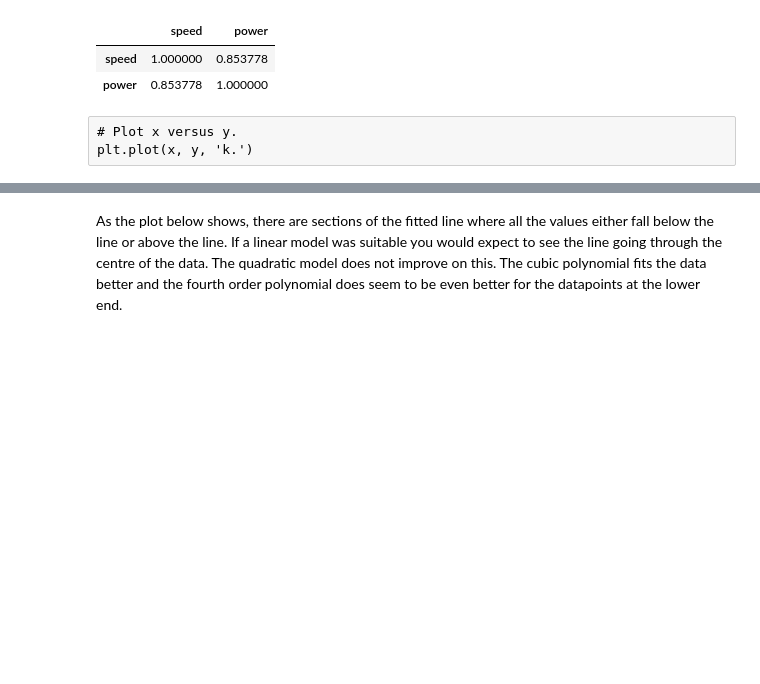
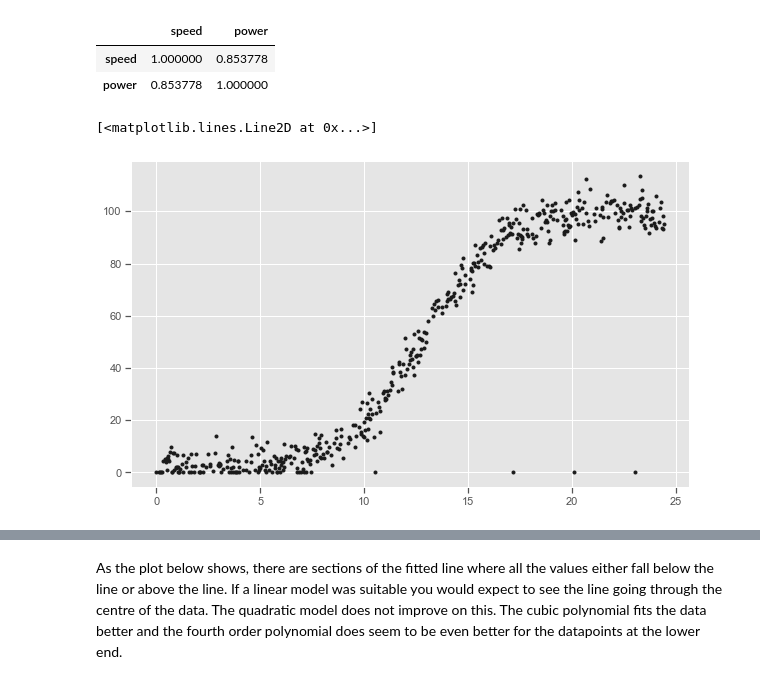
Before and after one commit to angela1C/MLASProject, a Jupyter notebook: speed_power.ipynb, the cells around one changed output, grey strips where cells are left out. Cells and saved outputs as stored; diff of their text form; code cells hidden in the pictures; blank space fills up the shorter version.

```diff
--- a/speed_power.ipynb
+++ b/speed_power.ipynb
@@ -539,9 +607,12 @@ plt.rcParams['figure.figsize'] = (10, 6)
 # assign speed to x and power to y
 x = df.speed
 y = df.power
-# %% [raw]
-# Plot x versus y.
-plt.plot(x, y, 'k.')
+# %%
+# Plot x versus y.
+plt.plot(x, y, 'k.')
+# %% [output]
+[<matplotlib.lines.Line2D at 0x...>]
+[figure, added]
 # %%
 # Do regression on the x and y arrays using numpy.
 np.polyfit(x, y, 1)
```
Also changed, not shown: parts of 90 cells of this notebook.
